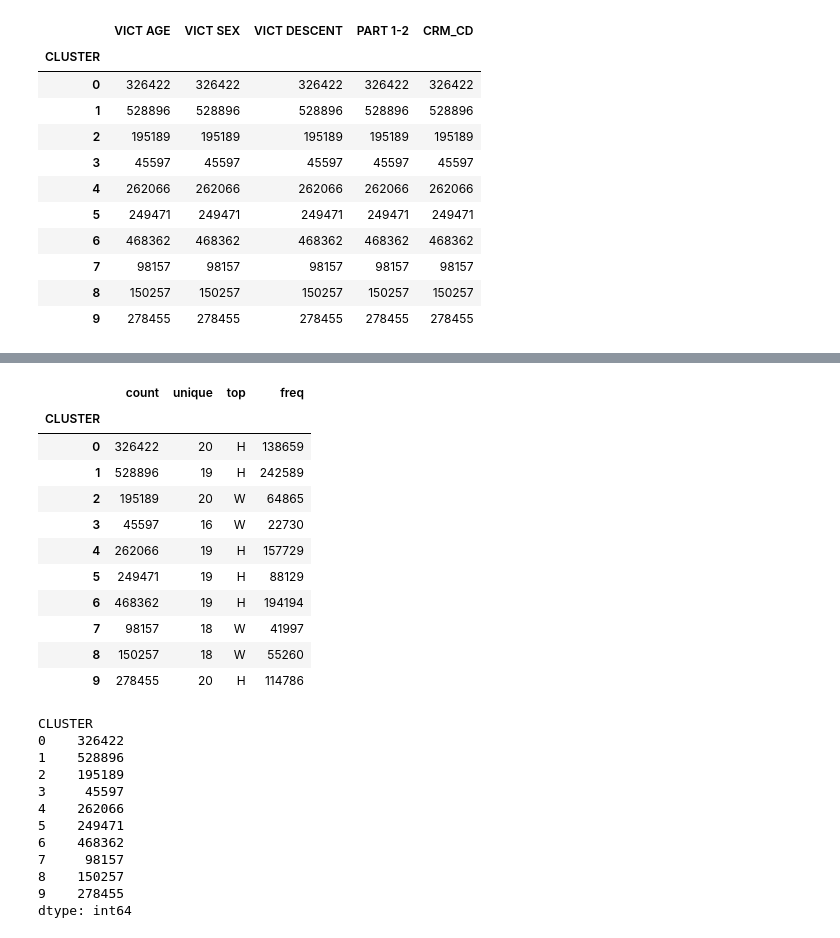
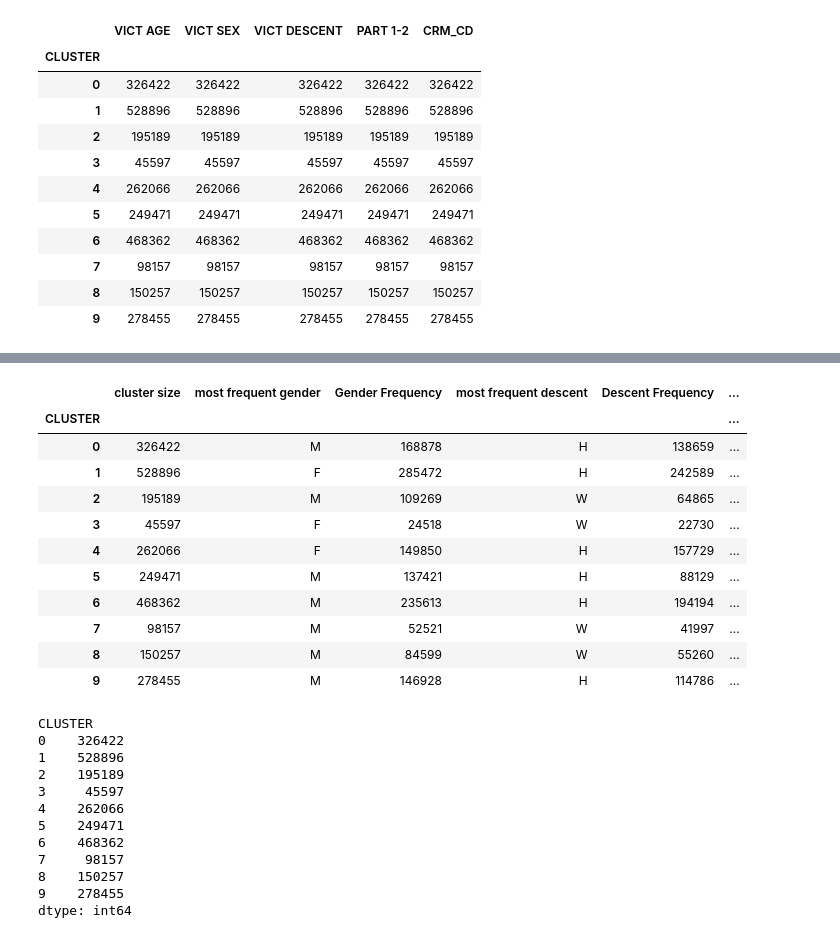
Before and after one commit to trentbrivers/LA_Crime_Data_Mining, a Jupyter notebook: projwork.ipynb, the cells around one changed output, grey strips where cells are left out. Saved outputs shown, nothing was run; the diff lists cells and outputs as text; code cells hidden in the pictures.

```diff
--- a/projwork.ipynb
+++ b/projwork.ipynb
@@ -543,4 +619,4 @@ km_eval_df.groupby("CLUSTER").agg("count")
 | 8 | 150257 | 150257 | 150257 | 150257 | 150257 |
 | 9 | 278455 | 278455 | 278455 | 278455 | 278455 |
 # %%
-km_eval_df.groupby('CLUSTER')['VICT SEX'].describe()
+km_merge1 = km_eval_df.groupby('CLUSTER')['VICT SEX'].describe() #Clusters by sex
@@ -560,2 +623,2 @@ km_eval_df.groupby('CLUSTER')['VICT SEX'].describe()
 # %%
-km_eval_df.groupby('CLUSTER').agg({"VICT AGE": "median"}).rename(columns={'VICT AGE':"Median Age"})
+km_merge2 = km_eval_df.groupby('CLUSTER').agg({"VICT AGE": "median"}).rename(columns={'VICT AGE':"Median Age"})
@@ -575,18 +625,24 @@ km_eval_df.groupby('CLUSTER').agg({"VICT AGE": "median"}).rename(columns={'VICT
 # %%
-km_eval_df.groupby("CLUSTER")['VICT DESCENT'].describe()
+km_merge3 = km_eval_df.groupby("CLUSTER")['VICT DESCENT'].describe()
-# %% [output]
-|  | count | unique | top | freq |
-| CLUSTER |  |  |  |  |
-| 0 | 326422 | 20 | H | 138659 |
-| 1 | 528896 | 19 | H | 242589 |
-| 2 | 195189 | 20 | W | 64865 |
-| 3 | 45597 | 16 | W | 22730 |
-| 4 | 262066 | 19 | H | 157729 |
-| 5 | 249471 | 19 | H | 88129 |
-| 6 | 468362 | 19 | H | 194194 |
-| 7 | 98157 | 18 | W | 41997 |
-| 8 | 150257 | 18 | W | 55260 |
-| 9 | 278455 | 20 | H | 114786 |
+# %%
+km_merge_master = pd.merge(km_merge1, km_merge3, left_index=True, right_index=True)
+km_merge_master = pd.merge(km_merge_master, km_merge2, left_index=True, right_index=True)
+km_merge_master.rename(columns={'count_x': 'cluster size', 'top_x':'most frequent gender', 'freq_x': 'Gender Frequency', 'top_y':'most frequent descent', 'freq_y':'Descent Frequency'}, inplace=True)
+km_merge_master.drop(columns={'unique_x', 'count_y', 'unique_y'}, inplace=True)
+km_merge_master
+# %% [output]
+|  | cluster size | most frequent gender | Gender Frequency | most frequent descent | Descent Frequency | ... |
+| CLUSTER |  |  |  |  |  | ... |
+| 0 | 326422 | M | 168878 | H | 138659 | ... |
+| 1 | 528896 | F | 285472 | H | 242589 | ... |
+| 2 | 195189 | M | 109269 | W | 64865 | ... |
+| 3 | 45597 | F | 24518 | W | 22730 | ... |
+| 4 | 262066 | F | 149850 | H | 157729 | ... |
+| 5 | 249471 | M | 137421 | H | 88129 | ... |
+| 6 | 468362 | M | 235613 | H | 194194 | ... |
+| 7 | 98157 | M | 52521 | W | 41997 | ... |
+| 8 | 150257 | M | 84599 | W | 55260 | ... |
+| 9 | 278455 | M | 146928 | H | 114786 | ... |
 # %%
 km_eval_df['CRM_CD'] = km_eval_df['CRM_CD'].astype(str)
 # %%
```
Also changed, not shown: parts of 17 cells of this notebook.
